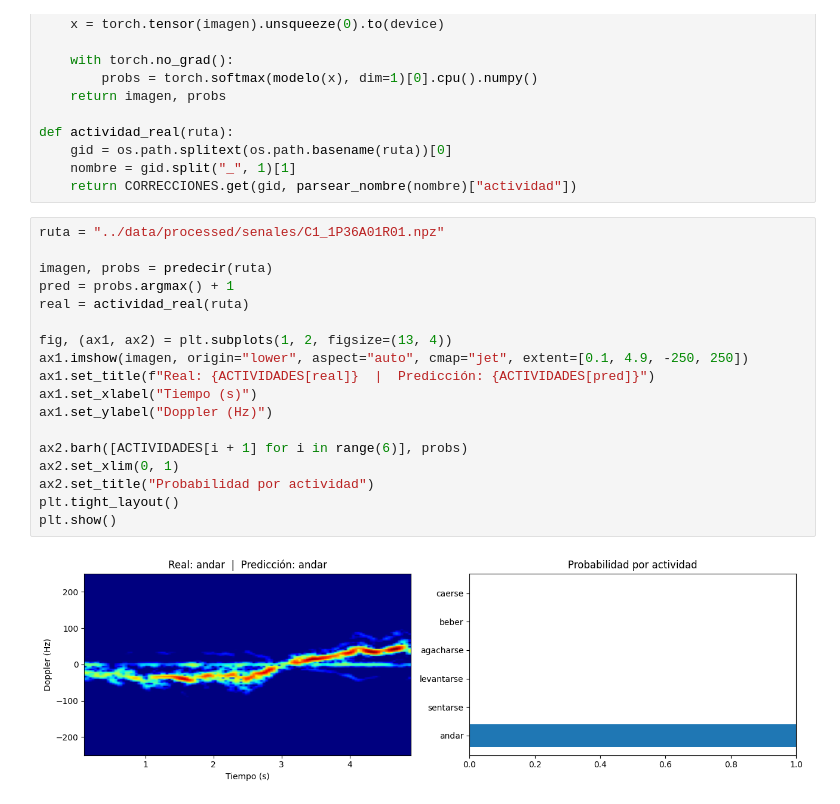
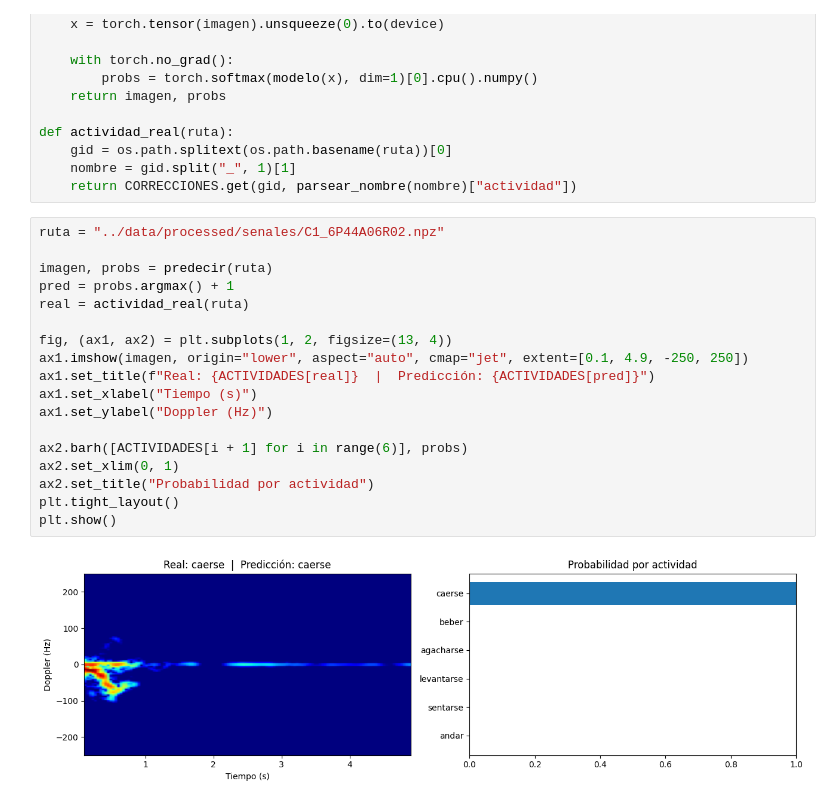
Before and after one commit to juuanmartiinez/radar-micro-Doppler, a Jupyter notebook: notebooks/4.0-prueba-individual.ipynb, the cells around one changed output. Drawn from its saved outputs; the diff is of its cells as text.

Commit message:
Añadida prueba individual mas visual.

```diff
--- a/notebooks/4.0-prueba-individual.ipynb
+++ b/notebooks/4.0-prueba-individual.ipynb
@@ -57,22 +57,22 @@ def actividad_real(ruta):
     nombre = gid.split("_", 1)[1]
     return CORRECCIONES.get(gid, parsear_nombre(nombre)["actividad"])
 # %%
-ruta = "../data/processed/senales/C1_1P36A01R01.npz"
+ruta = "../data/processed/senales/C1_6P44A06R02.npz"
 
 imagen, probs = predecir(ruta)
 pred = probs.argmax() + 1
 real = actividad_real(ruta)
 
 fig, (ax1, ax2) = plt.subplots(1, 2, figsize=(13, 4))
 ax1.imshow(imagen, origin="lower", aspect="auto", cmap="jet", extent=[0.1, 4.9, -250, 250])
 ax1.set_title(f"Real: {ACTIVIDADES[real]}  |  Predicción: {ACTIVIDADES[pred]}")
 ax1.set_xlabel("Tiempo (s)")
 ax1.set_ylabel("Doppler (Hz)")
 
 ax2.barh([ACTIVIDADES[i + 1] for i in range(6)], probs)
 ax2.set_xlim(0, 1)
 ax2.set_title("Probabilidad por actividad")
 plt.tight_layout()
 plt.show()
 # %% [output]
-[figure, old version]
+[figure, new version]
```
Also changed, not shown: 2 other files.
